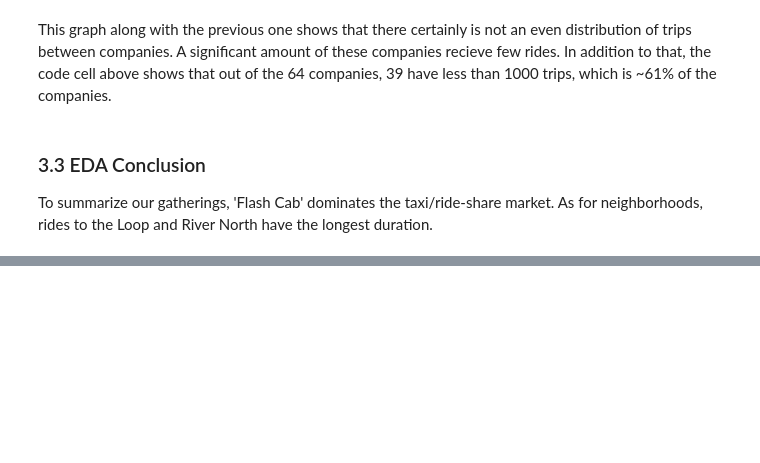
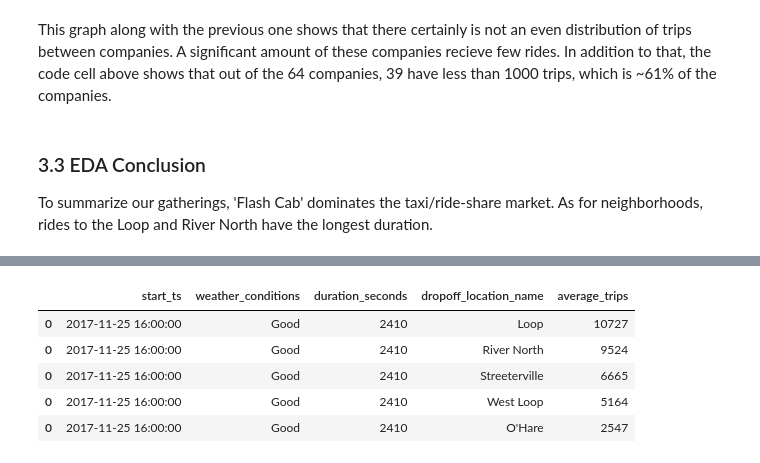
Before and after one commit to Vyncent-vdW/sprint_six_sql_project, a Jupyter notebook: sprint_six_sql_nb.ipynb, the cells around one changed output, grey strips where cells are left out. Saved outputs shown, nothing was run; the diff lists cells and outputs as text; code cells hidden in the pictures; blank space fills up the shorter version.

```diff
--- a/sprint_six_sql_nb.ipynb
+++ b/sprint_six_sql_nb.ipynb
@@ -488,0 +374,11 @@ np.float64(1506.9024390243903)
+# %%
+# Dropping the temporary column
+df_joined = df_joined.drop(columns=['temporary_column'])
+df_joined.head()
+# %% [output]
+|  | start_ts | weather_conditions | duration_seconds | dropoff_location_name | average_trips |
+| 0 | 2017-11-25 16:00:00 | Good | 2410 | Loop | 10727 |
+| 0 | 2017-11-25 16:00:00 | Good | 2410 | River North | 9524 |
+| 0 | 2017-11-25 16:00:00 | Good | 2410 | Streeterville | 6665 |
+| 0 | 2017-11-25 16:00:00 | Good | 2410 | West Loop | 5164 |
+| 0 | 2017-11-25 16:00:00 | Good | 2410 | O'Hare | 2547 |
```
Also changed, not shown: parts of 28 cells of this notebook.
